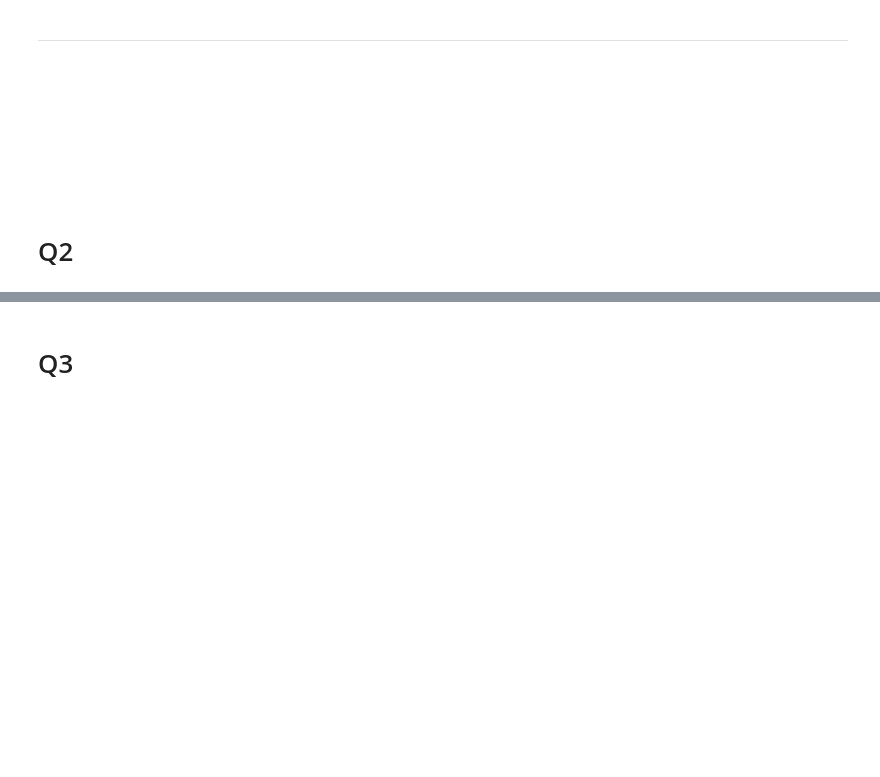
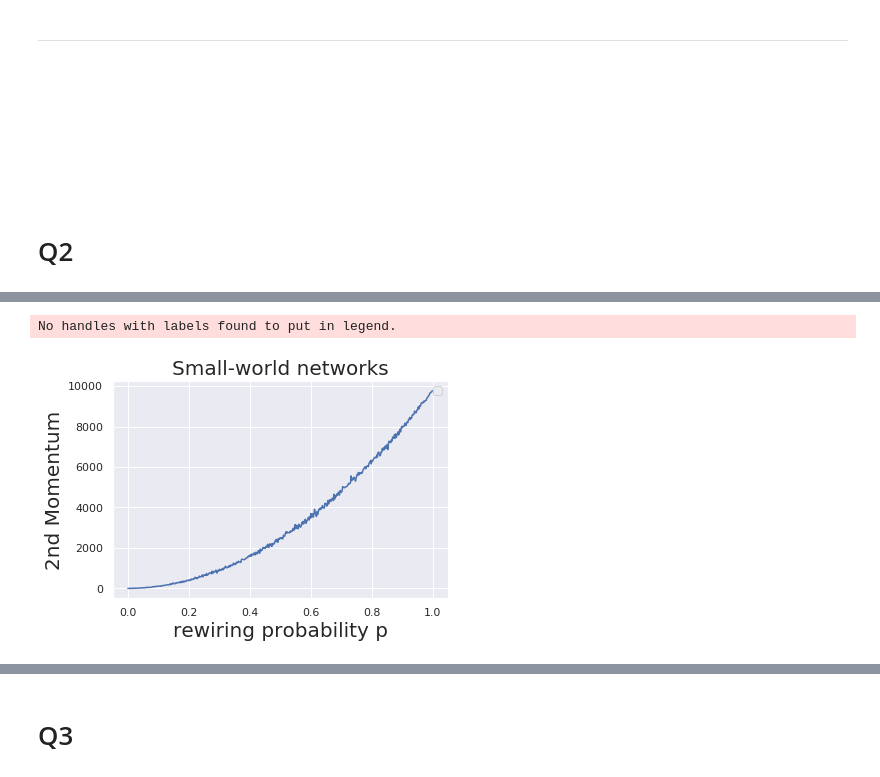
Before and after one commit to gmelodie/Complex-Networks, a Jupyter notebook: lista3/lista3.ipynb, the cells around one changed output, grey strips where cells are left out. Saved outputs shown, nothing was run; the diff lists cells and outputs as text; code cells hidden in the pictures; blank space fills up the shorter version.

```diff
--- a/lista3/lista3.ipynb
+++ b/lista3/lista3.ipynb
@@ -278,0 +269,21 @@ Plot the degree distribution of the small-world modelfor p=0.001, 0.01 and 0.1
+# %%
+%%time
+lst = []
+
+all_ps = np.arange(0, 1, 0.002)
+N = 100
+for p in all_ps:
+    graph = nx.gnp_random_graph(N, p, seed=None, directed=False)
+    lst.append(second_moment(graph))
+
+plt.figure()
+plt.plot(all_ps, lst)
+plt.xlabel("rewiring probability p", fontsize=20)
+plt.ylabel("2nd Momentum", fontsize=20)
+plt.title("Small-world networks", fontsize=20)
+plt.legend()
+plt.grid(True)
+plt.show();
+# %% [output]
+No handles with labels found to put in legend.
+[figure, added]
```
Also changed, not shown: parts of 35 cells of this notebook, 28 other files.
